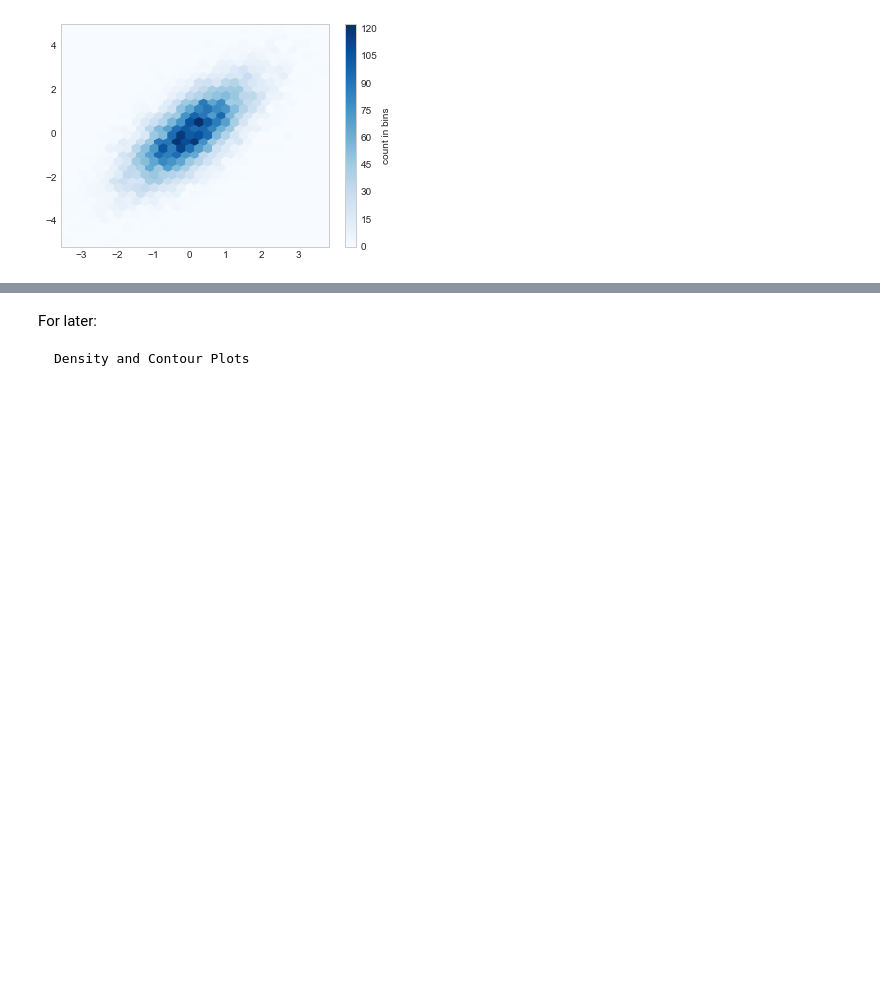
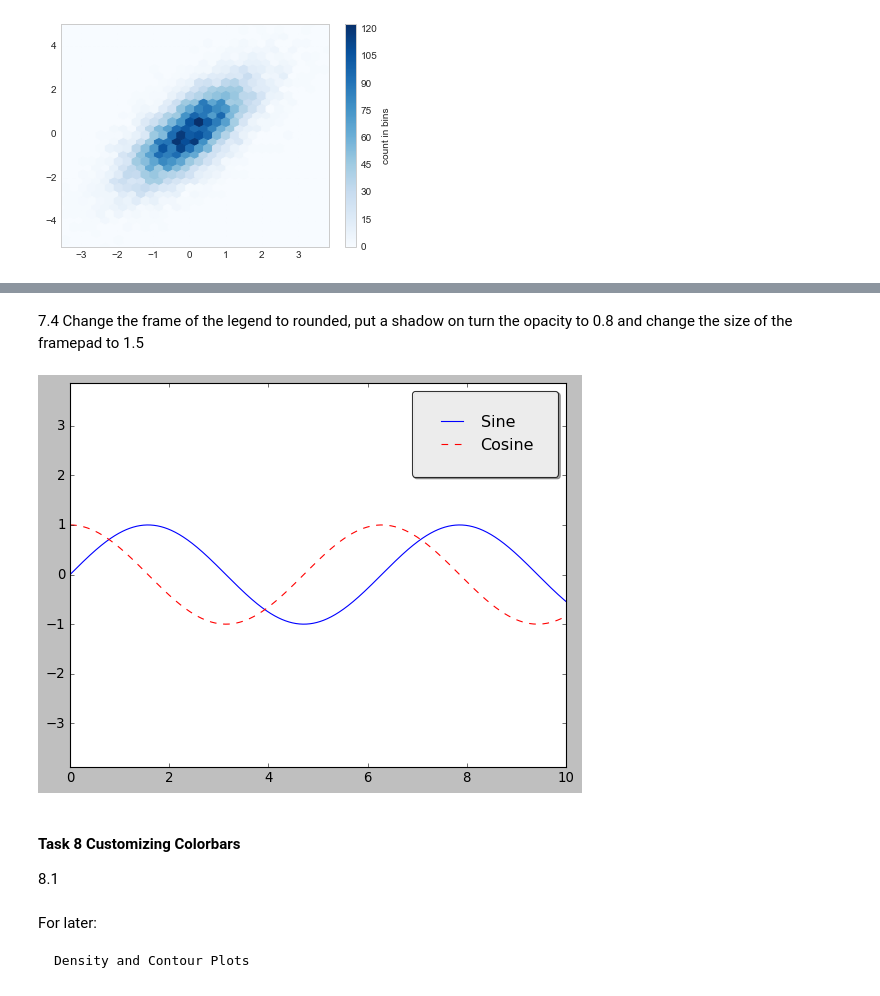
Before and after one commit to LeonvonGrebmer/Data_Science_Training_Books, a Jupyter notebook: Matplotlib_Training_Book_v_005.ipynb, the cells around one changed output, grey strips where cells are left out. Cells and saved outputs as stored; diff of their text form; code cells hidden in the pictures; blank space fills up the shorter version.

Commit message:
Updated to Matplotlib_Training_Book_v_005
Added Task 7

```diff
--- a/Matplotlib_Training_Book_v_004.ipynb
+++ b/Matplotlib_Training_Book_v_005.ipynb
@@ -534,0 +571,11 @@ cb = plt.colorbar(label= "count in bins")
+# %% [markdown]
+7.4 Change the frame of the legend to rounded, put a shadow on turn the opacity to 0.8 and change the size of the framepad to 1.5
+# %%
+x= np.linspace(0,10,1000)
+fig, ax = plt.subplots()
+ax.plot(x, np.sin(x), "-b", label= "Sine")
+ax.plot(x, np.cos(x), "--r", label= "Cosine")
+ax.axis("equal")
+leg = ax.legend(fancybox= True, framealpha= 0.8, shadow= True, borderpad= 1.5)
+# %% [output]
+[figure, added]
@@ -535,3 +589,7 @@ cb = plt.colorbar(label= "count in bins")
+# %% [markdown]
+#### Task 8 Customizing Colorbars
+
+8.1
 # %% [markdown]
 For later:
 
```
Also changed, not shown: parts of 10 cells of this notebook.
